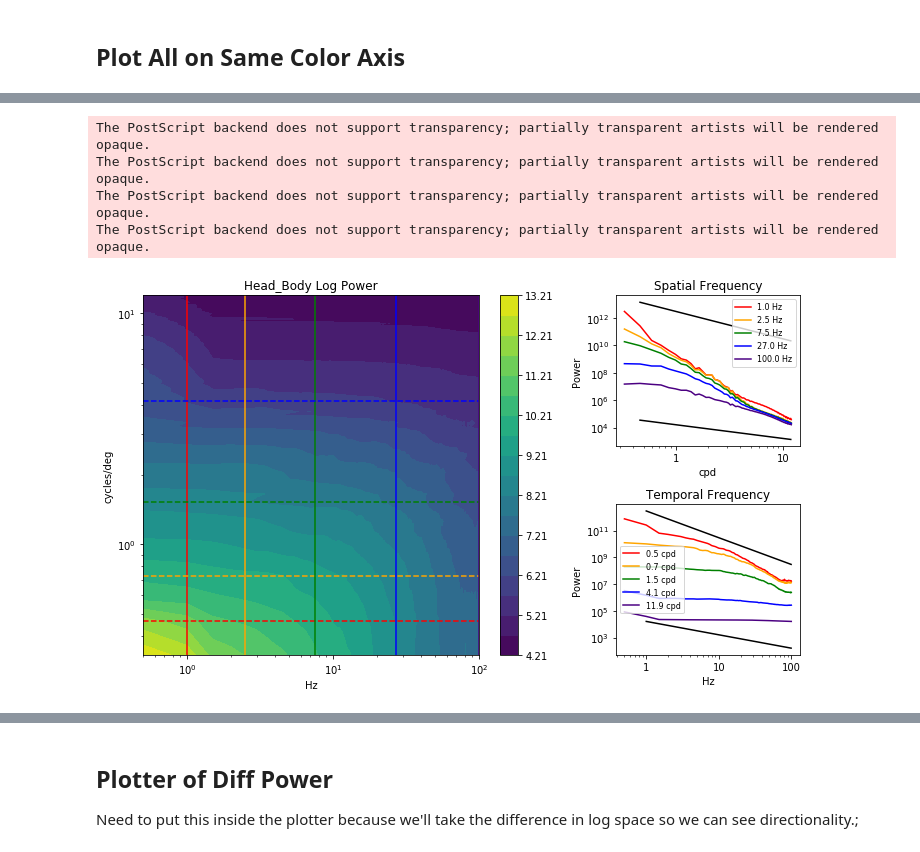
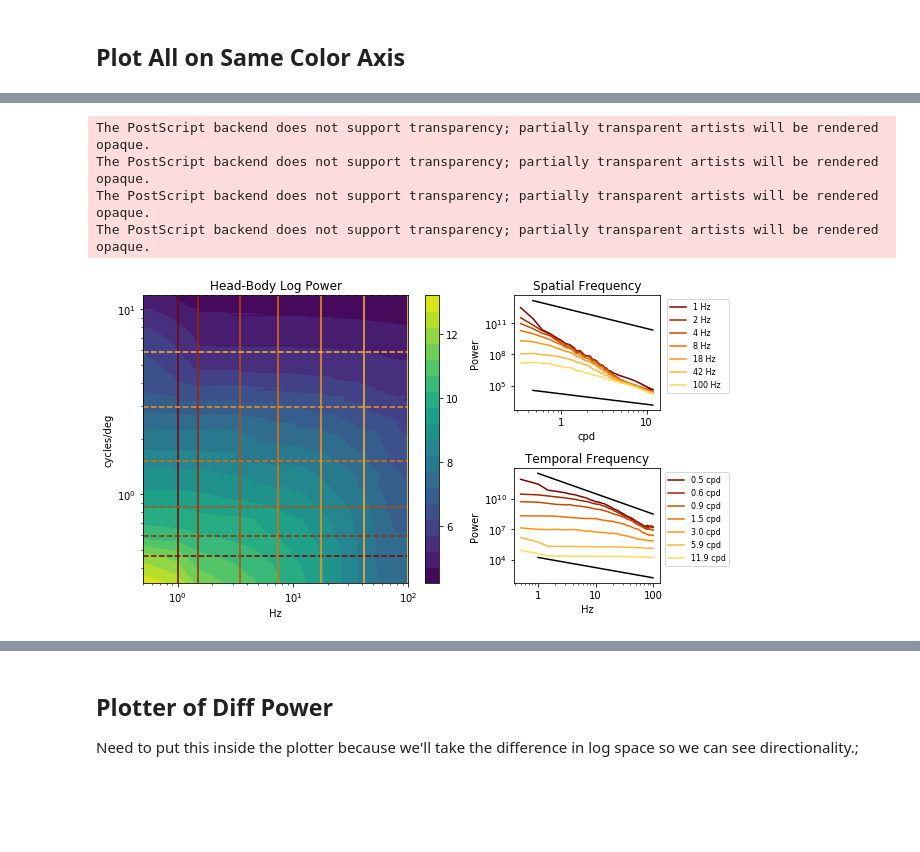
Before and after one commit to vdutell/st-bravo_analysis, a Jupyter notebook: 5. Compare_Conditions.ipynb, the cells around one changed output, grey strips where cells are left out. Drawn from its saved outputs; the diff is of its cells as text; code cells hidden in the pictures; blank space fills up the shorter version.

```diff
--- a/5. Compare_Conditions.ipynb
+++ b/5. Compare_Conditions.ipynb
@@ -143,12 +301,12 @@ The PostScript backend does not support transparency; partially transparent arti
 # %%
-stf.da_plot_power(headbody_ps_2d, fqs_space, fqs_time, show_onef_line=True, logscale=True,
-                  grey_contour=False, minmaxcolors=(minc, maxc),
-                  figname=f'Head_Body',
-                  saveloc=comparison_save_dir, vector_save=True, legend_loc=1)
+da_plot_power(headbody_ps_2d, fqs_space, fqs_time, show_onef_line=True, logscale=True,
+                  grey_contour=False, minmaxcolors=(minc, maxc), nsamples = 7,
+                  figname=f'Head-Body',
+                  saveloc=comparison_save_dir, vector_save=True, legend_loc=1, cmap='afmhot')
 # %% [output]
 The PostScript backend does not support transparency; partially transparent artists will be rendered opaque.
 The PostScript backend does not support transparency; partially transparent artists will be rendered opaque.
 The PostScript backend does not support transparency; partially transparent artists will be rendered opaque.
 The PostScript backend does not support transparency; partially transparent artists will be rendered opaque.
-[figure, old version]
+[figure, new version]
 # %%
```
Also changed, not shown: parts of 9 cells of this notebook.
